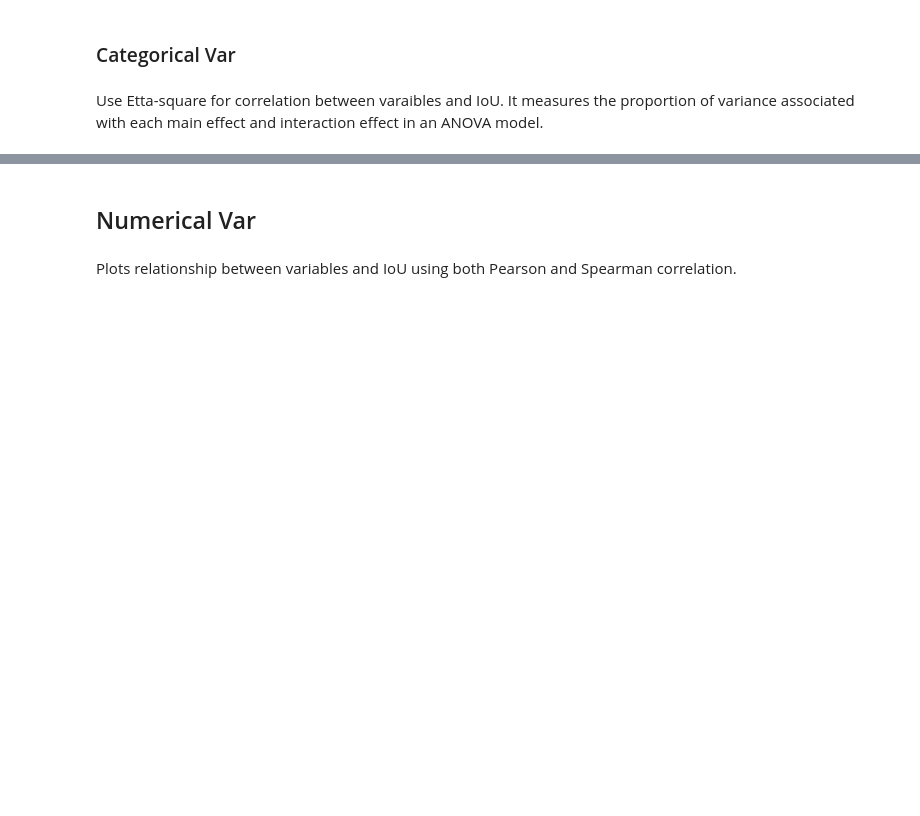
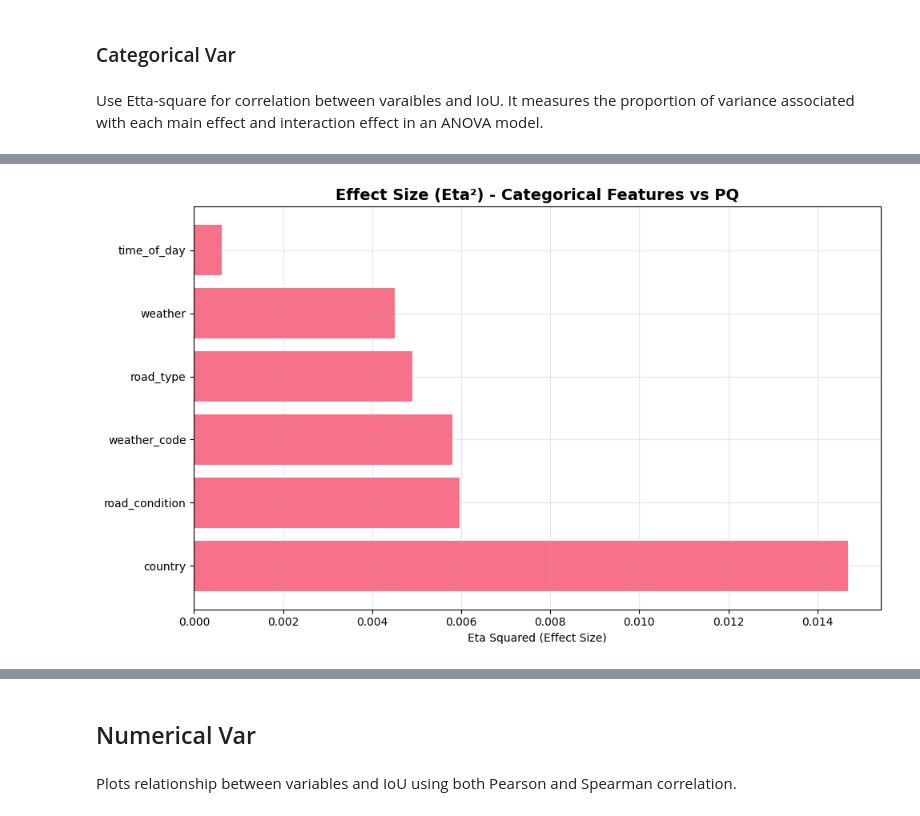
Before and after one commit to femartip/frame-validity-od, a Jupyter notebook: notebooks/eda.ipynb, the cells around one changed output, grey strips where cells are left out. Cells and saved outputs as stored; diff of their text form; code cells hidden in the pictures; blank space fills up the shorter version.

```diff
--- a/notebooks/eda.ipynb
+++ b/notebooks/eda.ipynb
@@ -312,0 +315,10 @@ plt.show()
+# %%
+plt.figure(figsize=(10, 6))
+plt.barh(categorical_pq_corr_df['col'], categorical_pq_corr_df['Eta_Squared'])
+plt.title('Effect Size (Eta²) - Categorical Features vs PQ', fontsize=14, fontweight='bold')
+plt.xlabel('Eta Squared (Effect Size)')
+plt.grid(True, alpha=0.3)
+plt.tight_layout()
+plt.show()
+# %% [output]
+[figure, added]
```
Also changed, not shown: parts of 25 cells of this notebook, 11 other files.
